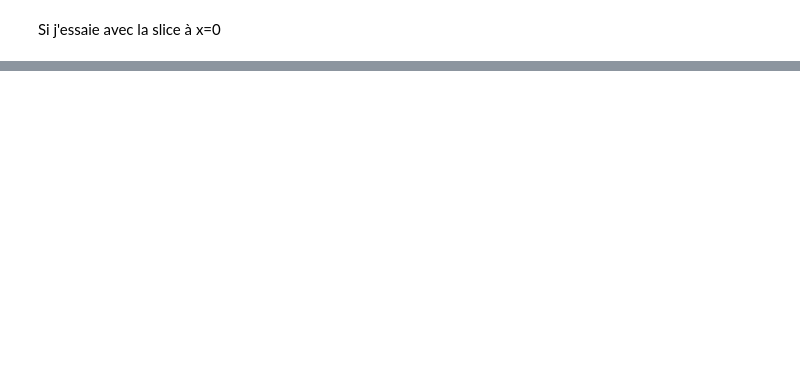
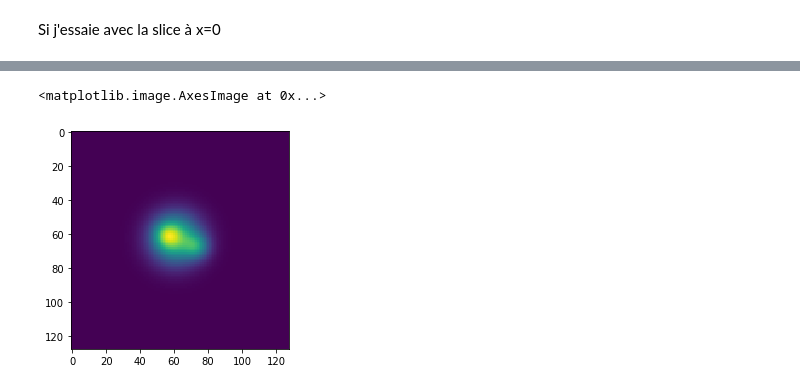
Before and after one commit to fredericpoitevin/gmm-cryoem, a Jupyter notebook: notebooks/Single particle reconstruction.ipynb, the cells around one changed output, grey strips where cells are left out. Saved outputs shown, nothing was run; the diff lists cells and outputs as text; code cells hidden in the pictures; blank space fills up the shorter version.

```diff
--- a/notebooks/Single particle reconstruction.ipynb
+++ b/notebooks/Single particle reconstruction.ipynb
@@ -146,0 +171,5 @@ plt.imshow(np.real(im_))
+# %%
+plt.imshow(im)
+# %% [output]
+<matplotlib.image.AxesImage at 0x...>
+[figure, added]
```
Also changed, not shown: parts of 11 cells of this notebook, 4 other files.
